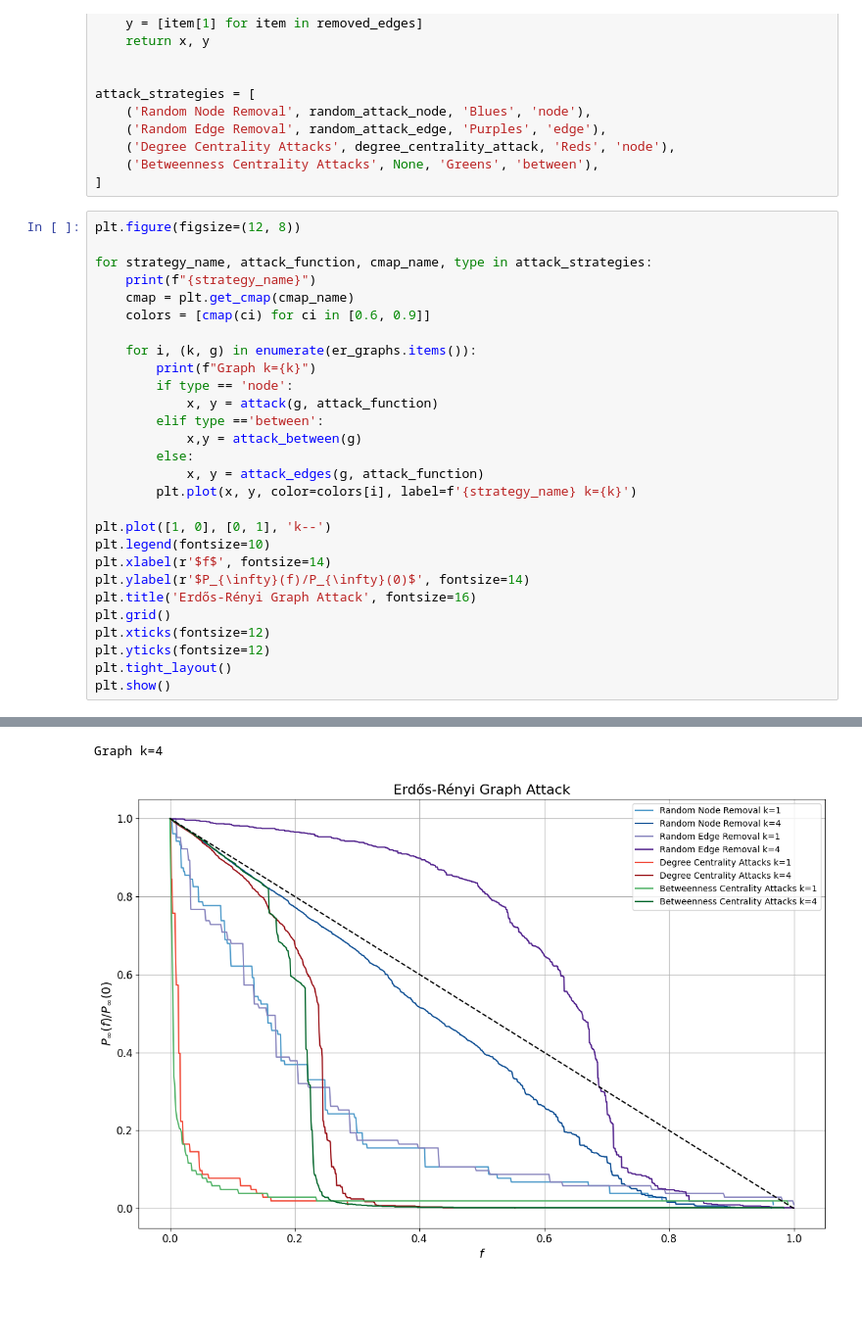
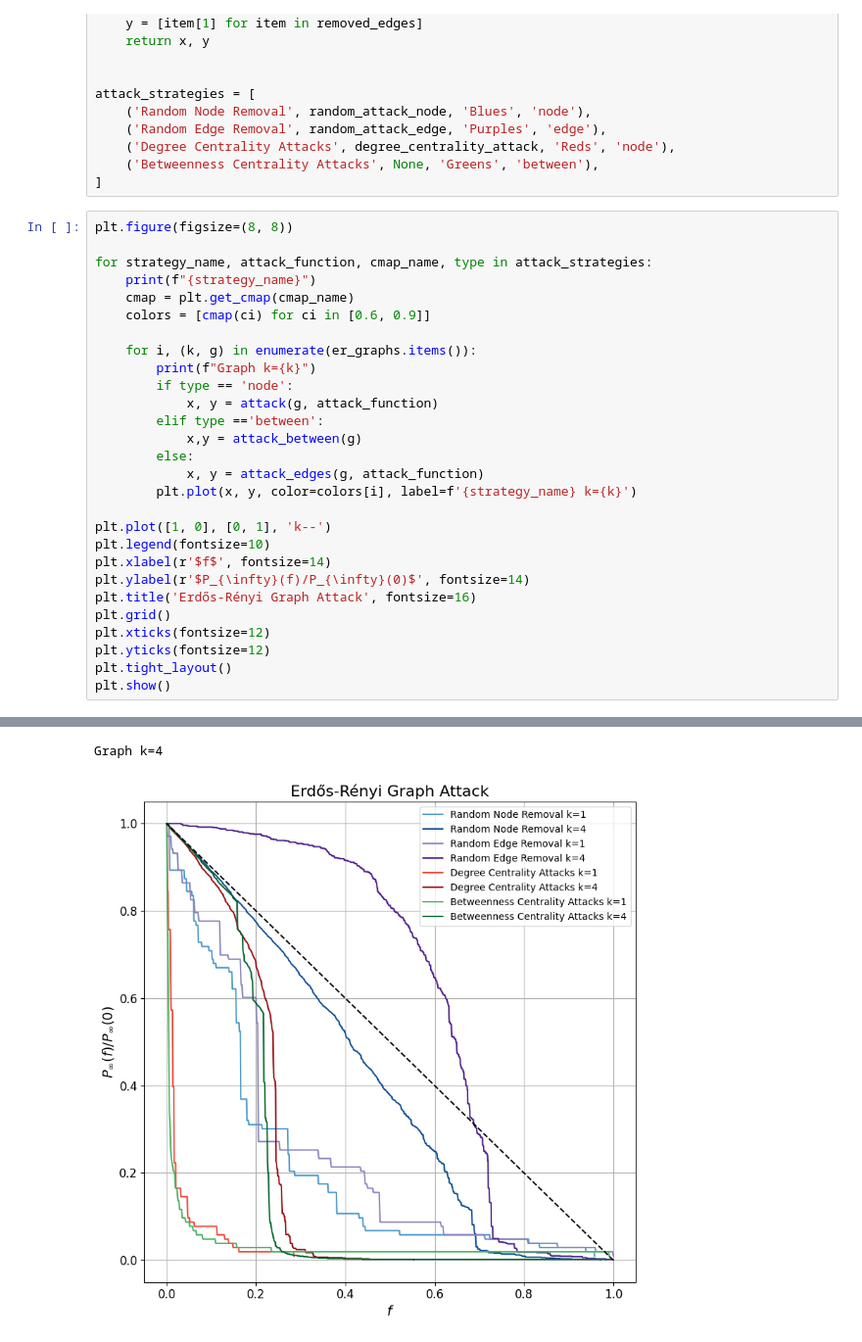
Before and after one commit to eliaswjmuller/HS24_NetworkScience, a Jupyter notebook: A7/HS24_NS_A7_Solutions_Elias_Müller.ipynb, the cells around one changed output, grey strips where cells are left out. Shown at 98% size. Cells and saved outputs as stored; diff of their text form; blank space fills up the shorter version.

Commit message:
A7 improved plot layout

```diff
--- a/A7/HS24_NS_A7_Solutions_Elias_Müller.ipynb
+++ b/A7/HS24_NS_A7_Solutions_Elias_Müller.ipynb
@@ -203,7 +203,7 @@ attack_strategies = [
     ('Betweenness Centrality Attacks', None, 'Greens', 'between'),
 ]
 # %%
-plt.figure(figsize=(12, 8))
+plt.figure(figsize=(8, 8))
 
 for strategy_name, attack_function, cmap_name, type in attack_strategies:
     print(f"{strategy_name}")
@@ -216,33 +216,33 @@ for strategy_name, attack_function, cmap_name, type in attack_strategies:
             x, y = attack(g, attack_function)
         elif type =='between':
             x,y = attack_between(g)
         else:
             x, y = attack_edges(g, attack_function)
         plt.plot(x, y, color=colors[i], label=f'{strategy_name} k={k}')
 
 plt.plot([1, 0], [0, 1], 'k--')
 plt.legend(fontsize=10)
 plt.xlabel(r'$f$', fontsize=14)
 plt.ylabel(r'$P_{\infty}(f)/P_{\infty}(0)$', fontsize=14)
 plt.title('Erdős-Rényi Graph Attack', fontsize=16)
 plt.grid()
 plt.xticks(fontsize=12)
 plt.yticks(fontsize=12)
 plt.tight_layout()
 plt.show()
 # %% [output]
 Random Node Removal
 Graph k=1
 Graph k=4
 Random Edge Removal
 Graph k=1
 Graph k=4
 Degree Centrality Attacks
 Graph k=1
 Graph k=4
 Betweenness Centrality Attacks
 Graph k=1
 Graph k=4
-[figure, old version]
+[figure, new version]
 # %%
 # Initialize the figure
```
Also changed, not shown: parts of 3 cells of this notebook.
